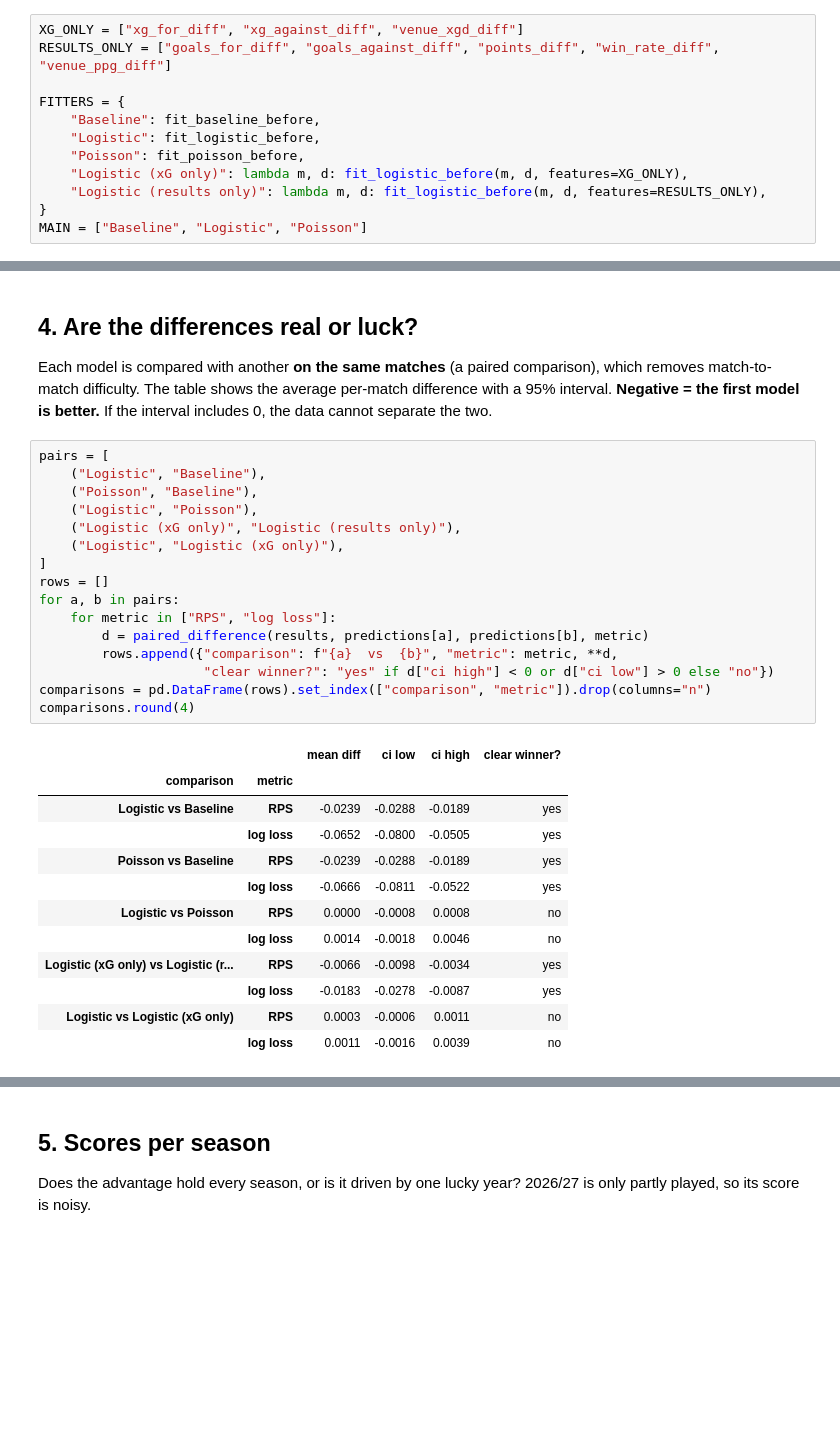
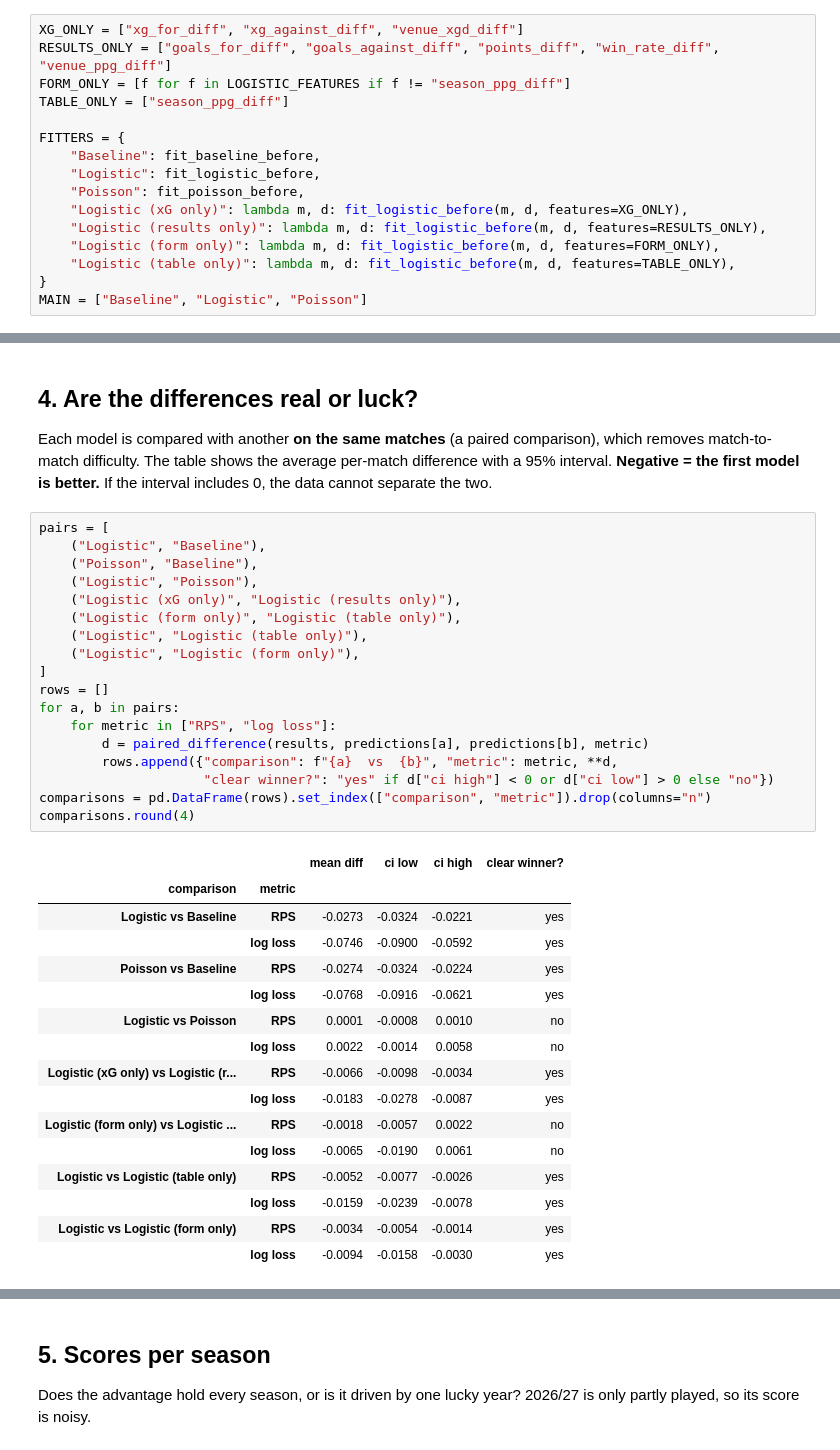
Before and after one commit to kdiamanter/fml-footballpredictor, a Jupyter notebook: notebooks/03_model_evaluation.ipynb, the cells around one changed output, grey strips where cells are left out. Cells and saved outputs as stored; diff of their text form; blank space fills up the shorter version.

```diff
--- a/notebooks/03_model_evaluation.ipynb
+++ b/notebooks/03_model_evaluation.ipynb
@@ -62,6 +68,8 @@ The three Stage 2 models, plus two **feature-group variants** of the logistic mo
 # %%
 XG_ONLY = ["xg_for_diff", "xg_against_diff", "venue_xgd_diff"]
 RESULTS_ONLY = ["goals_for_diff", "goals_against_diff", "points_diff", "win_rate_diff", "venue_ppg_diff"]
+FORM_ONLY = [f for f in LOGISTIC_FEATURES if f != "season_ppg_diff"]
+TABLE_ONLY = ["season_ppg_diff"]
 
 FITTERS = {
     "Baseline": fit_baseline_before,
@@ -69,6 +77,8 @@ FITTERS = {
     "Poisson": fit_poisson_before,
     "Logistic (xG only)": lambda m, d: fit_logistic_before(m, d, features=XG_ONLY),
     "Logistic (results only)": lambda m, d: fit_logistic_before(m, d, features=RESULTS_ONLY),
+    "Logistic (form only)": lambda m, d: fit_logistic_before(m, d, features=FORM_ONLY),
+    "Logistic (table only)": lambda m, d: fit_logistic_before(m, d, features=TABLE_ONLY),
 }
 MAIN = ["Baseline", "Logistic", "Poisson"]
 # %% [markdown]
@@ -150,29 +162,35 @@ match-to-match difficulty. The table shows the average per-match difference with
 # %%
 pairs = [
     ("Logistic", "Baseline"),
     ("Poisson", "Baseline"),
     ("Logistic", "Poisson"),
     ("Logistic (xG only)", "Logistic (results only)"),
-    ("Logistic", "Logistic (xG only)"),
+    ("Logistic (form only)", "Logistic (table only)"),
+    ("Logistic", "Logistic (table only)"),
+    ("Logistic", "Logistic (form only)"),
 ]
 rows = []
 for a, b in pairs:
     for metric in ["RPS", "log loss"]:
         d = paired_difference(results, predictions[a], predictions[b], metric)
         rows.append({"comparison": f"{a}  vs  {b}", "metric": metric, **d,
                      "clear winner?": "yes" if d["ci high"] < 0 or d["ci low"] > 0 else "no"})
 comparisons = pd.DataFrame(rows).set_index(["comparison", "metric"]).drop(columns="n")
 comparisons.round(4)
 # %% [output]
 |  |  | mean diff | ci low | ci high | clear winner? |
 | comparison | metric |  |  |  |  |
-| Logistic vs Baseline | RPS | -0.0239 | -0.0288 | -0.0189 | yes |
-|  | log loss | -0.0652 | -0.0800 | -0.0505 | yes |
-| Poisson vs Baseline | RPS | -0.0239 | -0.0288 | -0.0189 | yes |
-|  | log loss | -0.0666 | -0.0811 | -0.0522 | yes |
-| Logistic vs Poisson | RPS | 0.0000 | -0.0008 | 0.0008 | no |
-|  | log loss | 0.0014 | -0.0018 | 0.0046 | no |
+| Logistic vs Baseline | RPS | -0.0273 | -0.0324 | -0.0221 | yes |
+|  | log loss | -0.0746 | -0.0900 | -0.0592 | yes |
+| Poisson vs Baseline | RPS | -0.0274 | -0.0324 | -0.0224 | yes |
+|  | log loss | -0.0768 | -0.0916 | -0.0621 | yes |
+| Logistic vs Poisson | RPS | 0.0001 | -0.0008 | 0.0010 | no |
+|  | log loss | 0.0022 | -0.0014 | 0.0058 | no |
 | Logistic (xG only) vs Logistic (r... | RPS | -0.0066 | -0.0098 | -0.0034 | yes |
 |  | log loss | -0.0183 | -0.0278 | -0.0087 | yes |
-| Logistic vs Logistic (xG only) | RPS | 0.0003 | -0.0006 | 0.0011 | no |
-|  | log loss | 0.0011 | -0.0016 | 0.0039 | no |
+| Logistic (form only) vs Logistic ... | RPS | -0.0018 | -0.0057 | 0.0022 | no |
+|  | log loss | -0.0065 | -0.0190 | 0.0061 | no |
+| Logistic vs Logistic (table only) | RPS | -0.0052 | -0.0077 | -0.0026 | yes |
+|  | log loss | -0.0159 | -0.0239 | -0.0078 | yes |
+| Logistic vs Logistic (form only) | RPS | -0.0034 | -0.0054 | -0.0014 | yes |
+|  | log loss | -0.0094 | -0.0158 | -0.0030 | yes |
```
Also changed, not shown: parts of 15 cells of this notebook, 9 other files.
